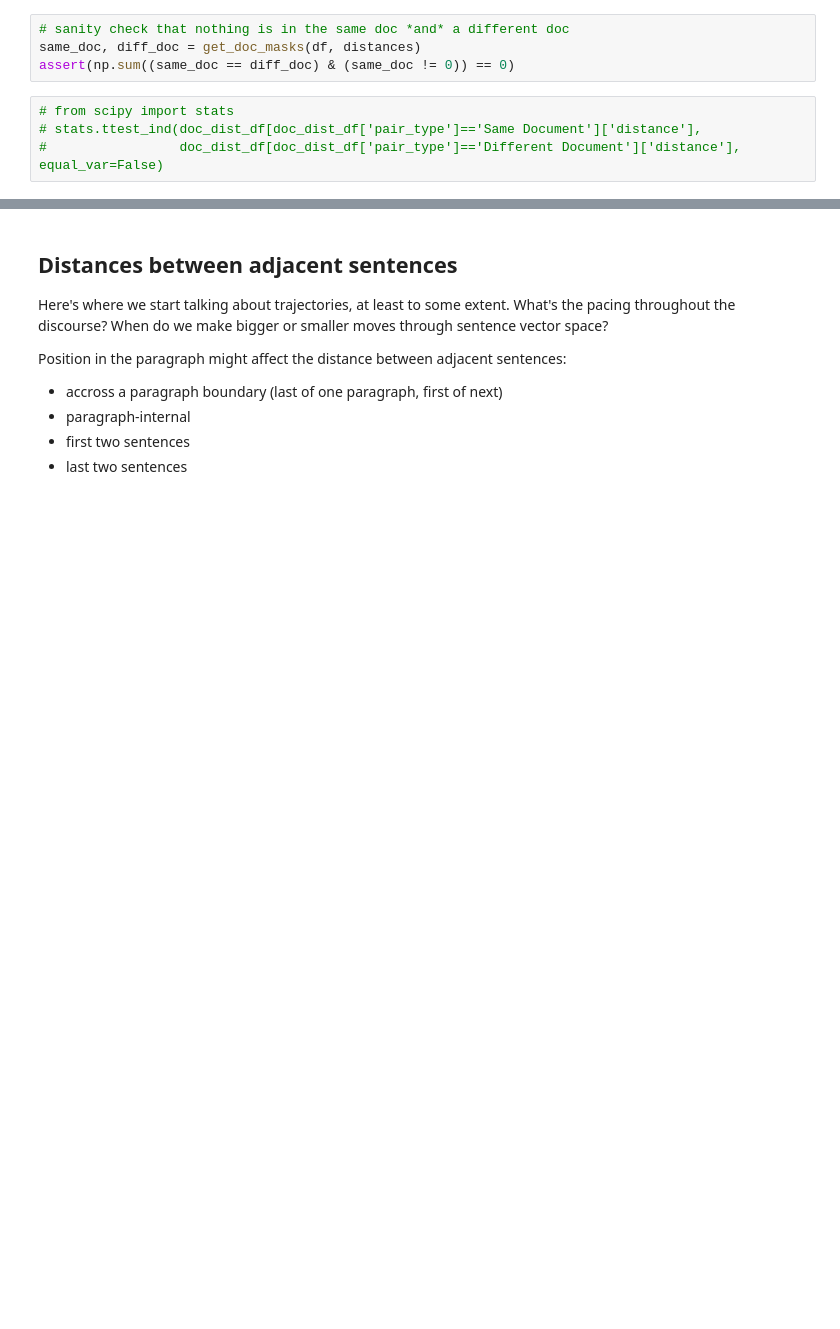
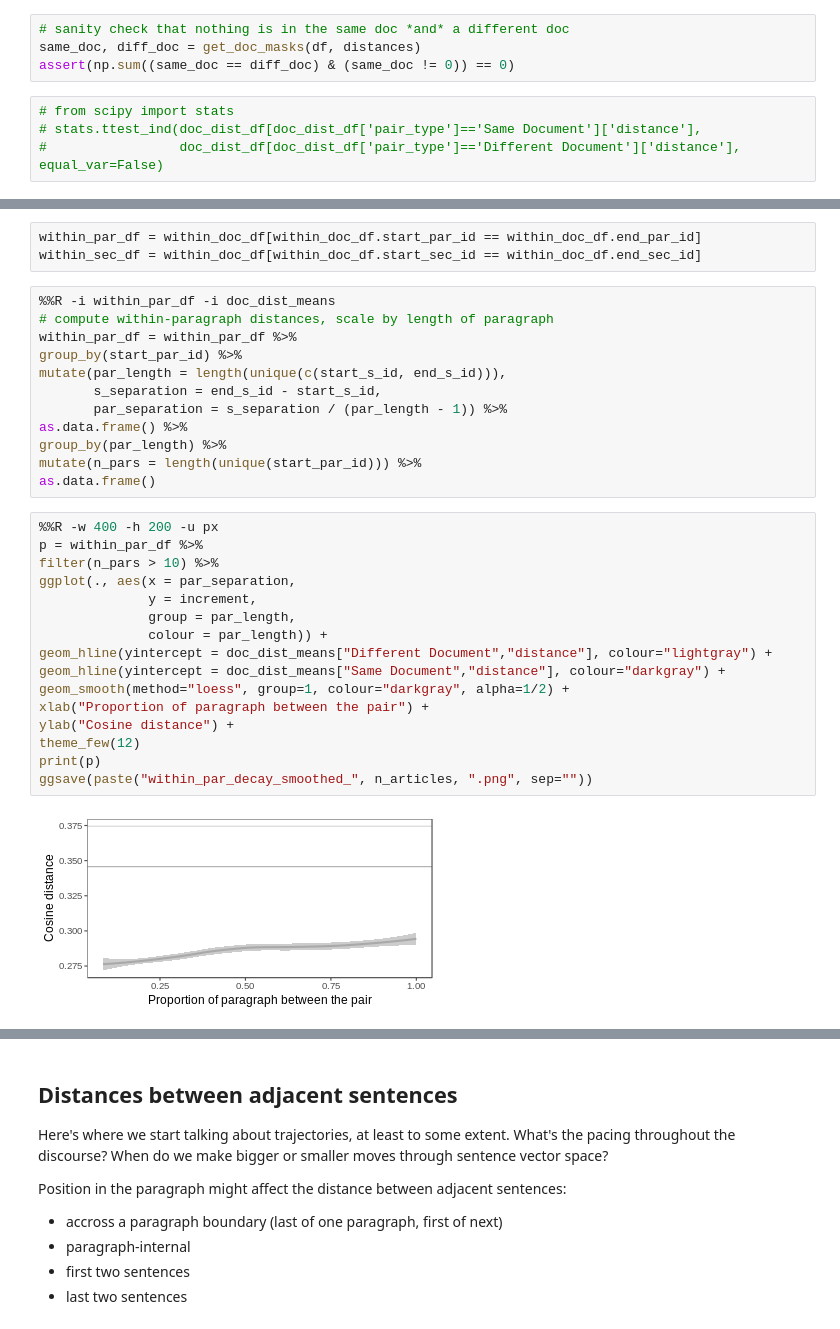
Before and after one commit to erindb/descodisc, a Jupyter notebook: distances.ipynb, the cells around one changed output, grey strips where cells are left out. Drawn from its saved outputs; the diff is of its cells as text; blank space fills up the shorter version.

Commit message:
within paragraph

```diff
--- a/distances.ipynb
+++ b/distances.ipynb
@@ -179,0 +155,33 @@ increments_df
+# %%
+within_par_df = within_doc_df[within_doc_df.start_par_id == within_doc_df.end_par_id]
+within_sec_df = within_doc_df[within_doc_df.start_sec_id == within_doc_df.end_sec_id]
+# %%
+%%R -i within_par_df -i doc_dist_means
+# compute within-paragraph distances, scale by length of paragraph
+within_par_df = within_par_df %>%
+group_by(start_par_id) %>%
+mutate(par_length = length(unique(c(start_s_id, end_s_id))),
+       s_separation = end_s_id - start_s_id,
+       par_separation = s_separation / (par_length - 1)) %>%
+as.data.frame() %>%
+group_by(par_length) %>%
+mutate(n_pars = length(unique(start_par_id))) %>%
+as.data.frame()
+# %%
+%%R -w 400 -h 200 -u px
+p = within_par_df %>%
+filter(n_pars > 10) %>%
+ggplot(., aes(x = par_separation,
+              y = increment,
+              group = par_length,
+              colour = par_length)) +
+geom_hline(yintercept = doc_dist_means["Different Document","distance"], colour="lightgray") +
+geom_hline(yintercept = doc_dist_means["Same Document","distance"], colour="darkgray") +
+geom_smooth(method="loess", group=1, colour="darkgray", alpha=1/2) +
+xlab("Proportion of paragraph between the pair") +
+ylab("Cosine distance") +
+theme_few(12)
+print(p)
+ggsave(paste("within_par_decay_smoothed_", n_articles, ".png", sep=""))
+# %% [output]
+[figure, added]
```
Also changed, not shown: parts of 12 cells of this notebook.
